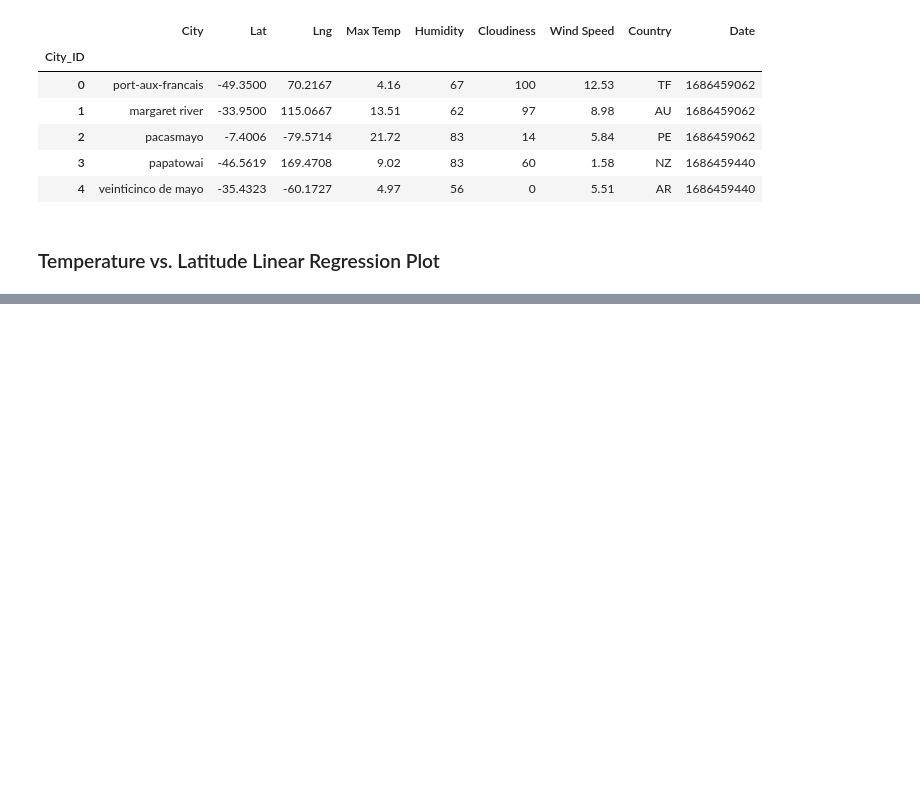
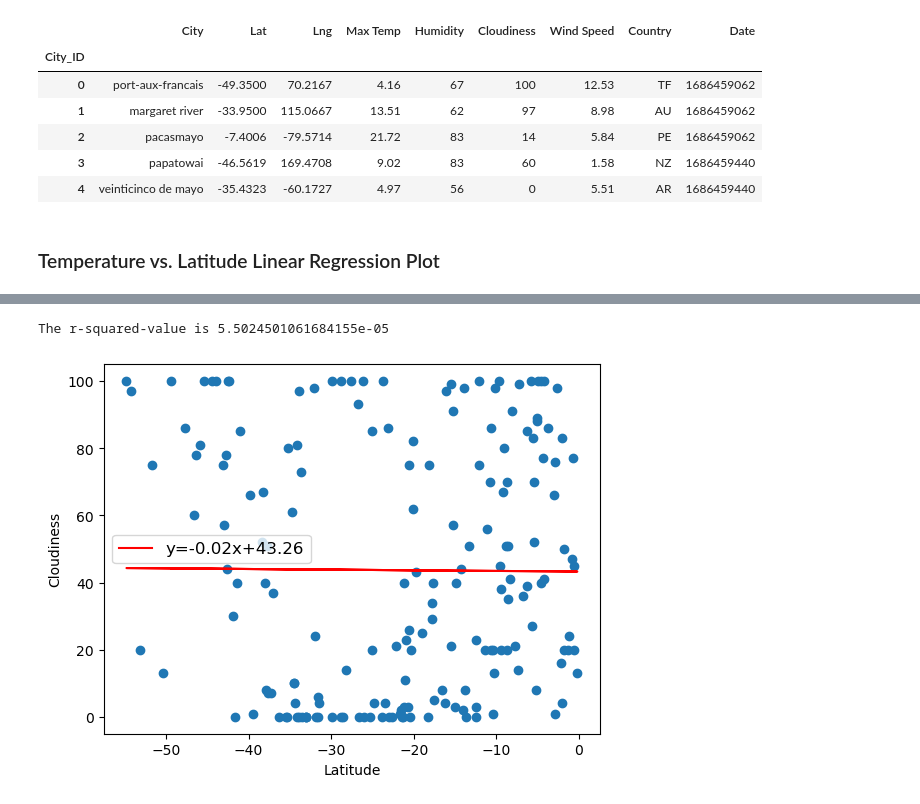
Before and after one commit to benrich322/python-api-challenge, a Jupyter notebook: WeatherPy/WeatherPy.ipynb, the cells around one changed output, grey strips where cells are left out. Cells and saved outputs as stored; diff of their text form; code cells hidden in the pictures; blank space fills up the shorter version.

```diff
--- a/WeatherPy/WeatherPy.ipynb
+++ b/WeatherPy/WeatherPy.ipynb
@@ -357,0 +425,21 @@ The r-value is -0.7148792152610731
+# %%
+# Northern Hemisphere
+# Calculate the correlation coefficient and a linear regression model
+x_axis  = southern_hemi_df['Lat']
+y_axis = southern_hemi_df['Cloudiness']
+
+## slope, intercept, r_value, p_value, std_err = stats.linregress(x,y)
+p_slope, p_int, p_r, p_p, p_std_err = st.linregress(x_axis, y_axis)
+p_fit = p_slope * x_axis + p_int
+
+print (f"The r-squared-value is {p_r**2}")
+
+plt.ylabel("Cloudiness")
+plt.xlabel("Latitude")
+plt.plot(x_axis, p_fit, color='r', label='y={:.2f}x+{:.2f}'.format(p_slope,p_int))
+plt.legend(fontsize=12)
+plt.scatter(x_axis,y_axis)
+plt.show()
+# %% [output]
+The r-squared-value is 5.5024501061684155e-05
+[figure, added]
```
Also changed, not shown: parts of 13 cells of this notebook.
